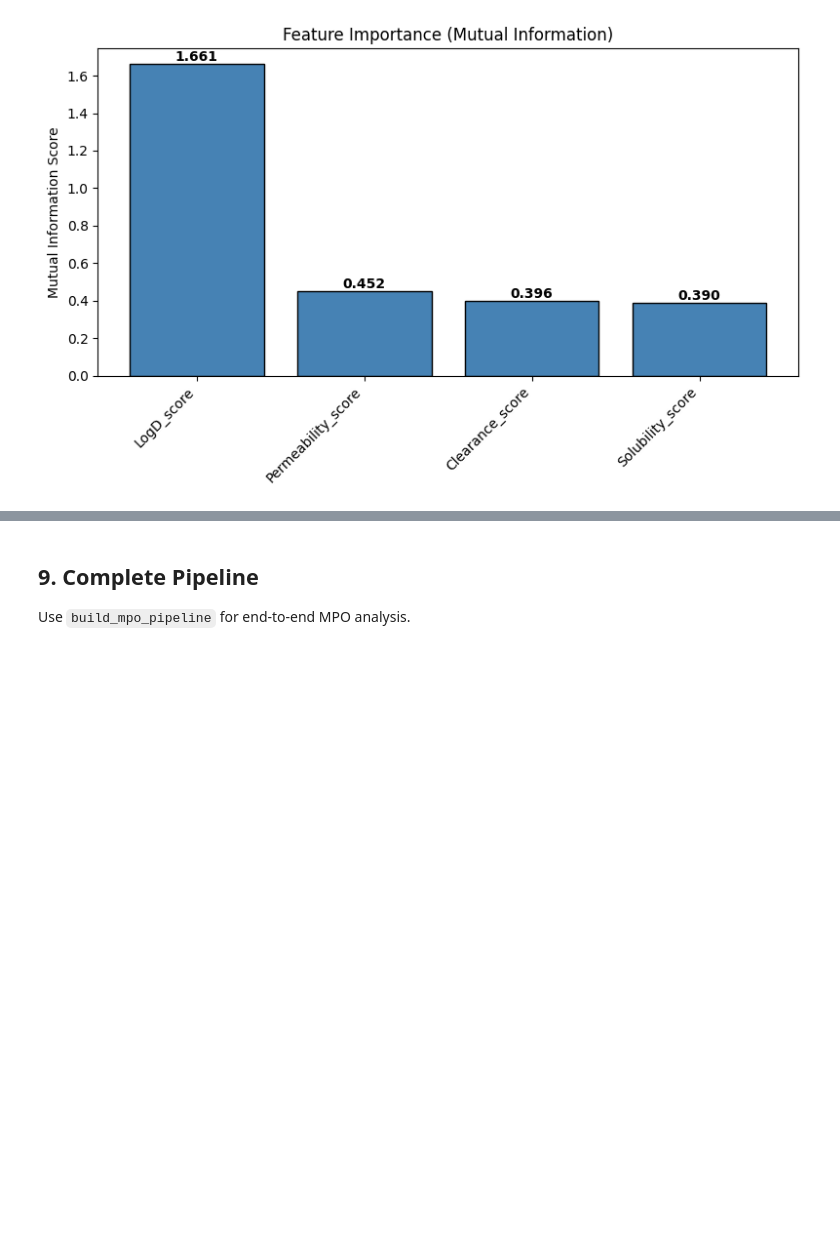
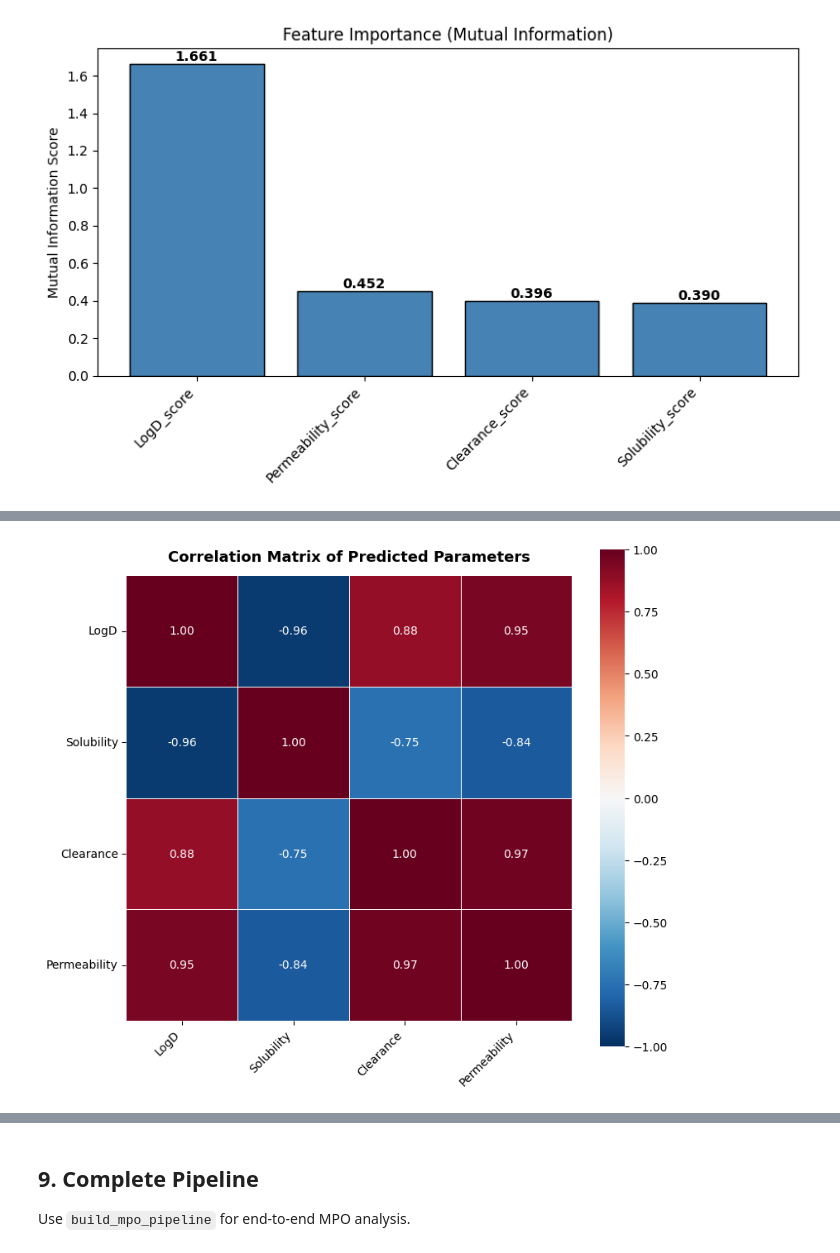
Before and after one commit to AstraZeneca/mosses, a Jupyter notebook: examples/mpo_example.ipynb, the cells around one changed output, grey strips where cells are left out. Cells and saved outputs as stored; diff of their text form; code cells hidden in the pictures; blank space fills up the shorter version.

```diff
--- a/examples/mpo_example.ipynb
+++ b/examples/mpo_example.ipynb
@@ -304,0 +323,13 @@ mpo.plot_correlation_matrix(
+# %%
+# --- Predicted correlation matrix (convenience wrapper) ---
+# In a real project the predicted columns would come from in-silico models.
+# Here we reuse the same data for demonstration purposes.
+predicted_cols = ["LogD", "Solubility", "Clearance", "Permeability"]
+
+_ = mpo.plot_predicted_correlation_matrix(
+    df,
+    predicted_columns=predicted_cols,
+    parameter_names=["LogD", "Solubility", "Clearance", "Permeability"],
+)
+# %% [output]
+[figure, added]
```
Also changed, not shown: parts of 7 cells of this notebook, 3 other files.
